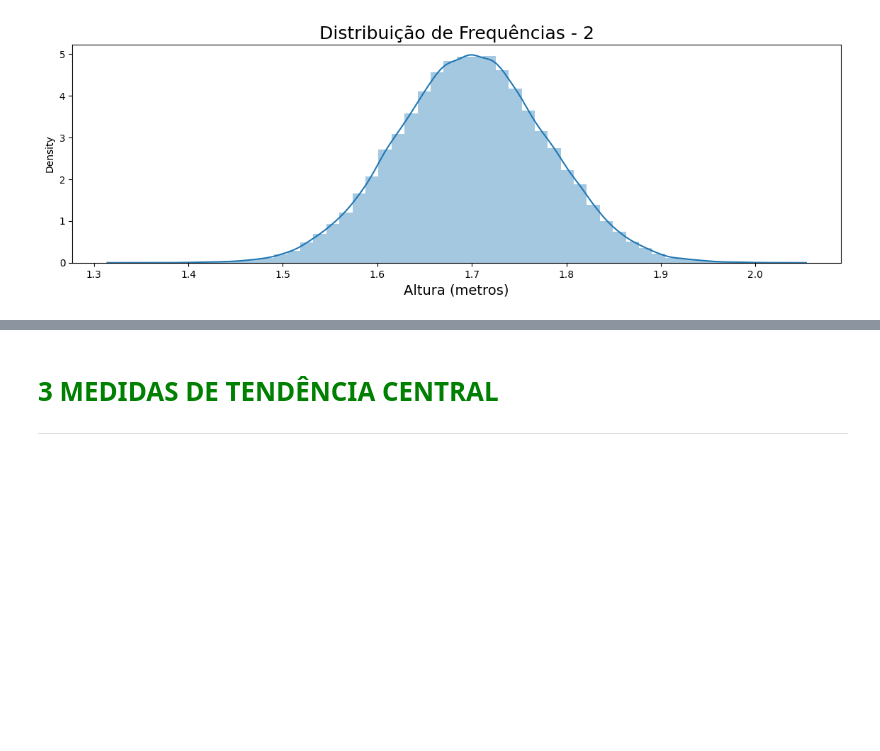
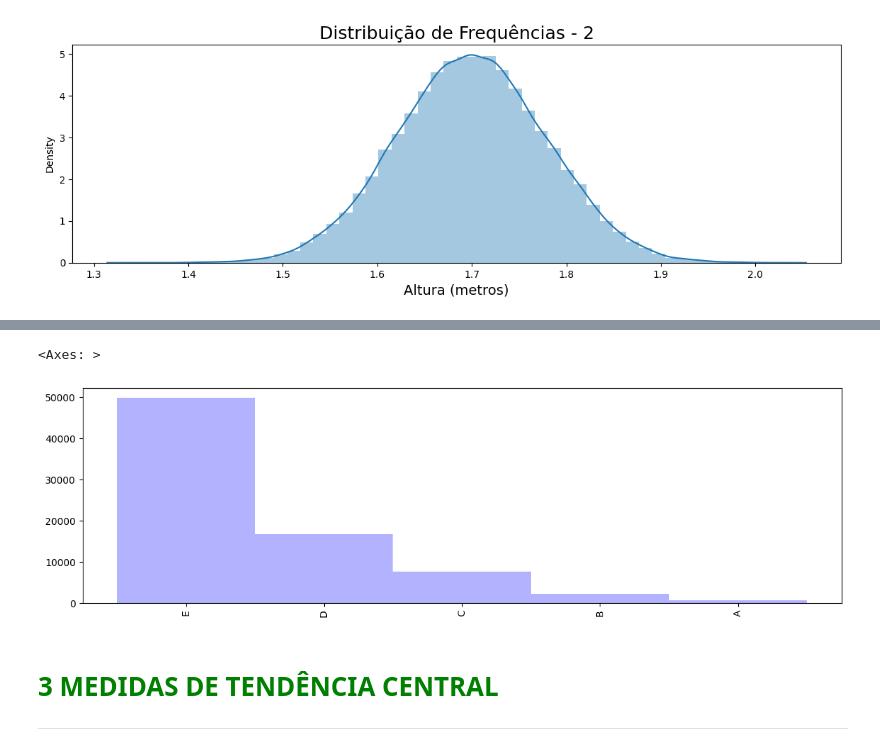
Before and after one commit to RaphaelfsOliveira/estatistica-com-python, a Jupyter notebook: Curso de Estatística/Curso_de_Estatística_Parte_1.ipynb, the cells around one changed output, grey strips where cells are left out. Saved outputs shown, nothing was run; the diff lists cells and outputs as text; code cells hidden in the pictures; blank space fills up the shorter version.

```diff
--- a/Curso de Estatística/Curso_de_Estatística_Parte_1.ipynb
+++ b/Curso de Estatística/Curso_de_Estatística_Parte_1.ipynb
@@ -528,3 +542,13 @@ ax2
+# %%
+df_freq_quantitativas['frequencia'].plot.bar(
+    width=1,
+    color='blue',
+    alpha=0.3,
+    figsize=(14, 4)
+)
+# %% [output]
+<Axes: >
+[figure, added]
 # %% [markdown]
 # <font color=green>3 MEDIDAS DE TENDÊNCIA CENTRAL</font>
 ***
```
Also changed, not shown: parts of 2 cells of this notebook.
